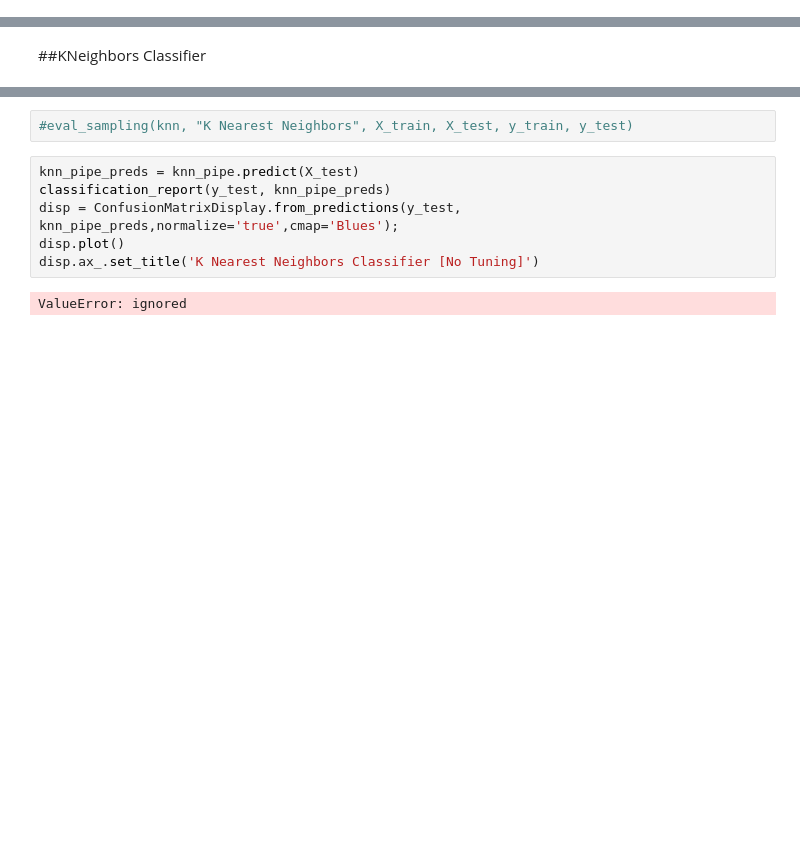
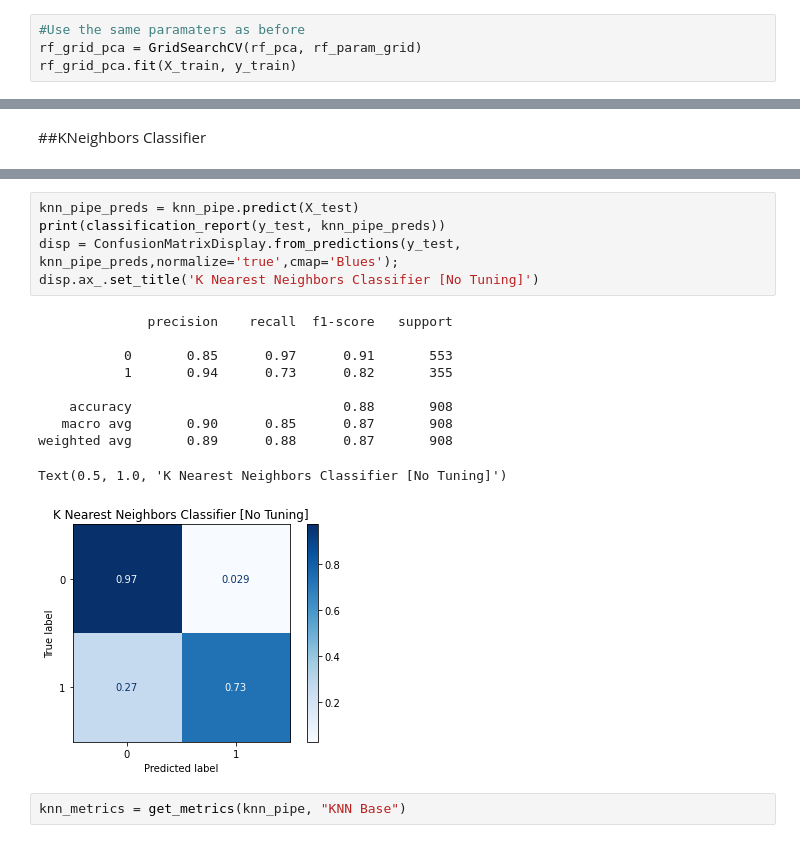
Before and after one commit to jonmessier/Project-2, a Jupyter notebook: Project_2_Part_4_Student_Dropout_Rate.ipynb, the cells around one changed output, grey strips where cells are left out. Saved outputs shown, nothing was run; the diff lists cells and outputs as text; blank space fills up the shorter version.

```diff
--- a/Project_2_Part_4_Student_Dropout_Rate.ipynb
+++ b/Project_2_Part_4_Student_Dropout_Rate.ipynb
@@ -928,0 +1115,4 @@ disp.ax_.set_title('Random Forest Classifier [GridSearchCV]')
+# %%
+#Use the same paramaters as before
+rf_grid_pca = GridSearchCV(rf_pca, rf_param_grid)
+rf_grid_pca.fit(X_train, y_train)
@@ -952,11 +1182,19 @@ Pipeline(steps=[('columntransformer',
                 ('kneighborsclassifier', KNeighborsClassifier())])
-# %%
-#eval_sampling(knn, "K Nearest Neighbors", X_train, X_test, y_train, y_test)
 # %%
 knn_pipe_preds = knn_pipe.predict(X_test)
-classification_report(y_test, knn_pipe_preds)
+print(classification_report(y_test, knn_pipe_preds))
 disp = ConfusionMatrixDisplay.from_predictions(y_test, knn_pipe_preds,normalize='true',cmap='Blues');
-disp.plot()
 disp.ax_.set_title('K Nearest Neighbors Classifier [No Tuning]')
 # %% [output]
-ValueError: ignored
+              precision    recall  f1-score   support
+
+           0       0.85      0.97      0.91       553
+           1       0.94      0.73      0.82       355
+
+    accuracy                           0.88       908
+   macro avg       0.90      0.85      0.87       908
+weighted avg       0.89      0.88      0.87       908
+Text(0.5, 1.0, 'K Nearest Neighbors Classifier [No Tuning]')
+[figure, added]
+# %%
+knn_metrics = get_metrics(knn_pipe, "KNN Base")
```
Also changed, not shown: parts of 96 cells of this notebook.
